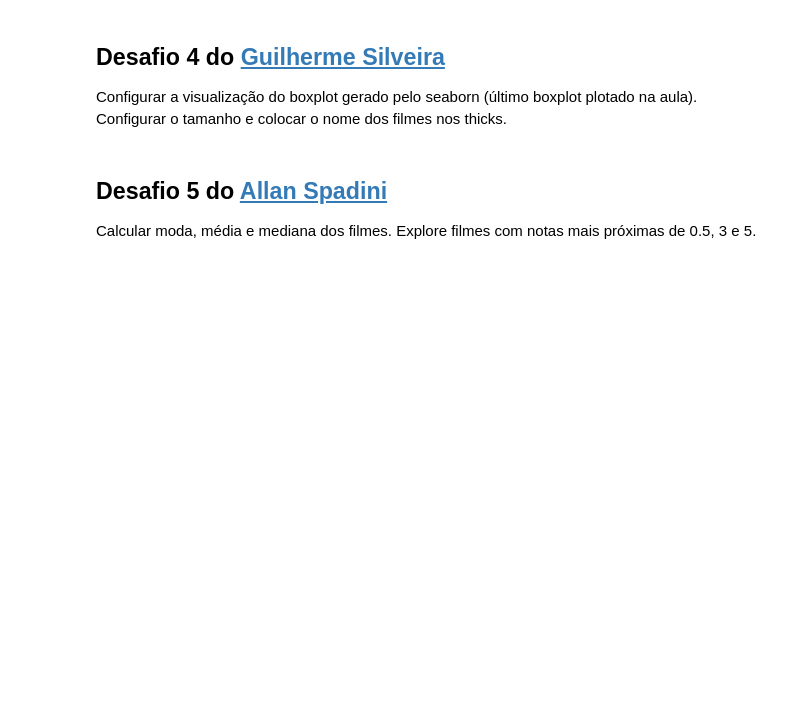
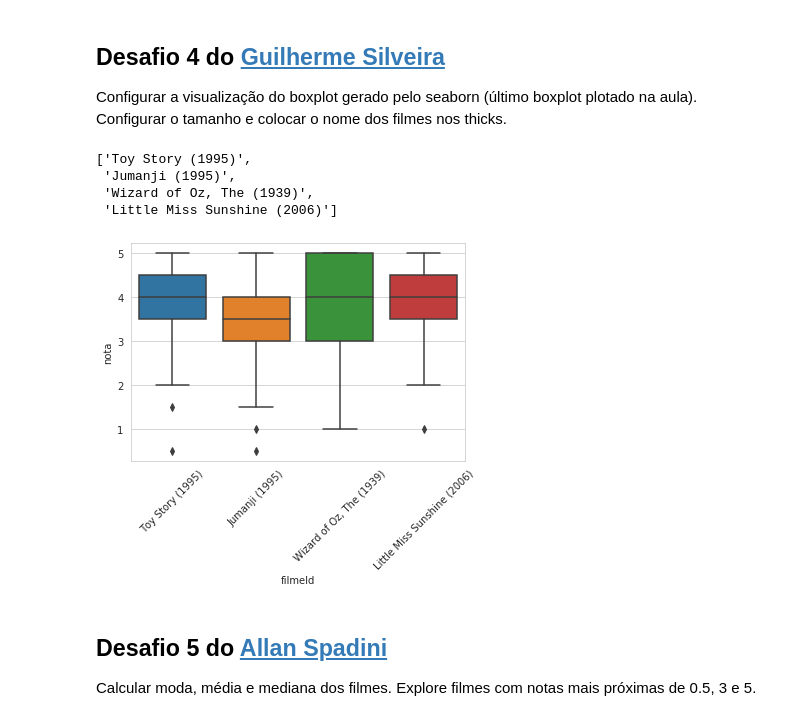
Before and after one commit to juniorcl/quarentena-dados-alura, a Jupyter notebook: notebooks/QuarentenaDados-aula02.ipynb, the cells around one changed output. Saved outputs shown, nothing was run; the diff lists cells and outputs as text; code cells hidden in the pictures; blank space fills up the shorter version.

```diff
--- a/notebooks/QuarentenaDados-aula02.ipynb
+++ b/notebooks/QuarentenaDados-aula02.ipynb
@@ -812,6 +826,21 @@ Encontar vários filmes com médias próximas e distribuições diferentes, use
 ## Desafio 4 do [Guilherme Silveira](https://twitter.com/guilhermecaelum)
 
 Configurar a visualização do boxplot gerado pelo seaborn (último boxplot plotado na aula). Configurar o tamanho e colocar o nome dos filmes nos thicks.
+# %%
+titulos_filmes_boxplot = [filmes.titulo[filmes.filmeId == i].values[0] for i in [1,2,919,46578]]
+# %%
+titulos_filmes_boxplot
+# %% [output]
+['Toy Story (1995)',
+ 'Jumanji (1995)',
+ 'Wizard of Oz, The (1939)',
+ 'Little Miss Sunshine (2006)']
+# %%
+sns.boxplot(data = avaliacoes.query("filmeId in [1,2,919,46578]"), x ="filmeId", y="nota")
+plt.xticks(range(4), titulos_filmes_boxplot, rotation=45)
+plt.show()
+# %% [output]
+[figure, added]
 # %% [markdown]
 ## Desafio 5 do [Allan Spadini](https://twitter.com/allanspadini)
 
```
Also changed, not shown: parts of 7 cells of this notebook.
